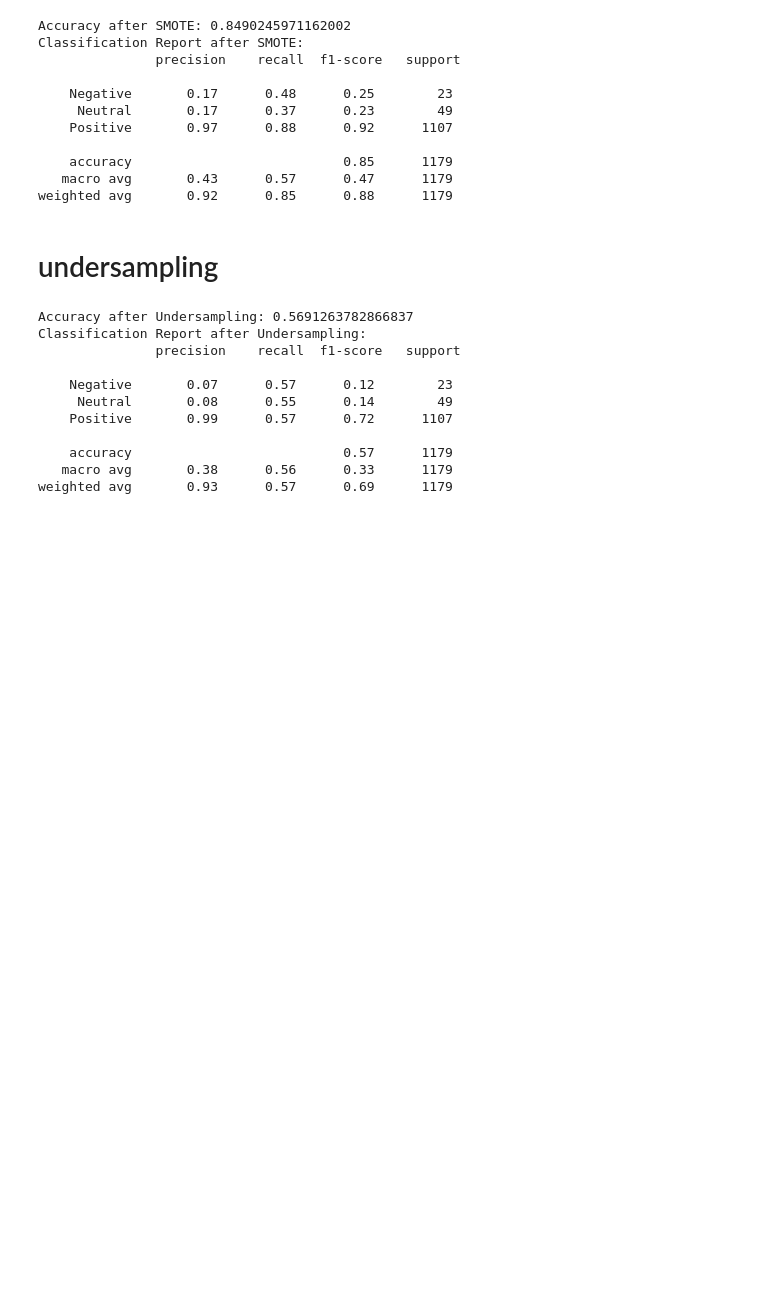
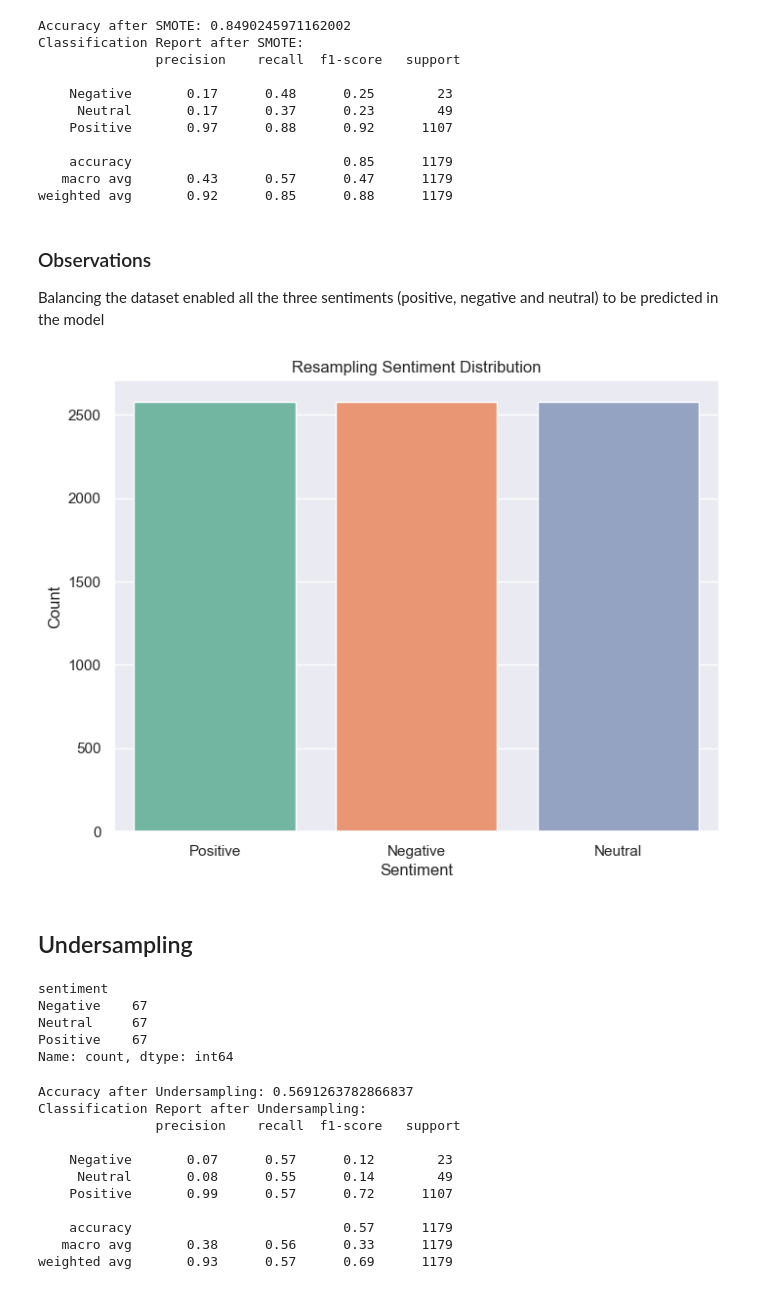
Before and after one commit to analysis86/Capstone-E-commerce, a Jupyter notebook: Jupyter Notebook/ Task 1 & 2_Class Imbalance Problem.ipynb, the cells around one changed output. Cells and saved outputs as stored; diff of their text form; code cells hidden in the pictures; blank space fills up the shorter version.

```diff
--- a/Jupyter Notebook/ Task 1 & 2_Class Imbalance Problem.ipynb
+++ b/Jupyter Notebook/ Task 1 & 2_Class Imbalance Problem.ipynb
@@ -342,6 +365,6 @@ hidden.head(5)
 # Initialize the TF-IDF Vectorizer
 tfidf_vectorizer = TfidfVectorizer(stop_words='english', max_features=5000, ngram_range=(1, 2) )
 
-# Transform the review text
-X = tfidf_vectorizer.fit_transform(train['reviews_text'])  # Assuming the column with text is 'review'
-y = train['sentiment']
+# Transform the reviews text
+X = tfidf_vectorizer.fit_transform(train_df['reviews_text'])
+y = train_df['sentiment']
@@ -381,0 +404,6 @@ weighted avg       0.90      0.94      0.91      1179
+# %%
+# Initialize the Naive Bayes classifier
+mnb_classifier = MultinomialNB()
+
+# Train the model
+mnb_classifier.fit(X_train, y_train)
@@ -386,18 +478,10 @@ weighted avg       0.90      0.94      0.91      1179
+# %%
+# Train the Naive Bayes classifier on the resampled data
+mnb_classifier.fit(X_train_resampled, y_train_resampled)
+
+# Predict on the test set
+y_pred_resampled = mnb_classifier.predict(X_test)
 # %%
-from imblearn.over_sampling import SMOTE
-
-# Initialize SMOTE
-smote = SMOTE(sampling_strategy='auto', random_state=42)
-
-# Apply SMOTE to the training data
-X_train_resampled, y_train_resampled = smote.fit_resample(X_train, y_train)
-
-# Train the Naive Bayes classifier on the resampled data
-nb_classifier.fit(X_train_resampled, y_train_resampled)
-
-# Predict on the test set
-y_pred_resampled = nb_classifier.predict(X_test)
-
 # Evaluate the model performance after SMOTE
 print("Accuracy after SMOTE:", accuracy_score(y_test, y_pred_resampled))
 print("Classification Report after SMOTE:\n", classification_report(y_test, y_pred_resampled))
@@ -413,5 +497,18 @@ Classification Report after SMOTE:
     accuracy                           0.85      1179
    macro avg       0.43      0.57      0.47      1179
 weighted avg       0.92      0.85      0.88      1179
+# %% [markdown]
+### Observations
+Balancing the dataset enabled all the three sentiments (positive, negative and neutral) to be predicted in the model
+# %%
+# Visualize the New distribution of sentiments after resampling
+plt.figure(figsize=(8,6))
+sns.countplot(x=y_train_resampled, palette='Set2')
+plt.title('Resampling Sentiment Distribution')
+plt.xlabel('Sentiment')
+plt.ylabel('Count')
+plt.show()
+# %% [output]
+[figure, added]
 # %% [markdown]
-# undersampling
+## Undersampling
@@ -417,0 +521,8 @@ weighted avg       0.92      0.85      0.88      1179
+# %%
+y_train_under.value_counts()
+# %% [output]
+sentiment
+Negative    67
+Neutral     67
+Positive    67
+Name: count, dtype: int64
```
Also changed, not shown: parts of 188 cells of this notebook.
